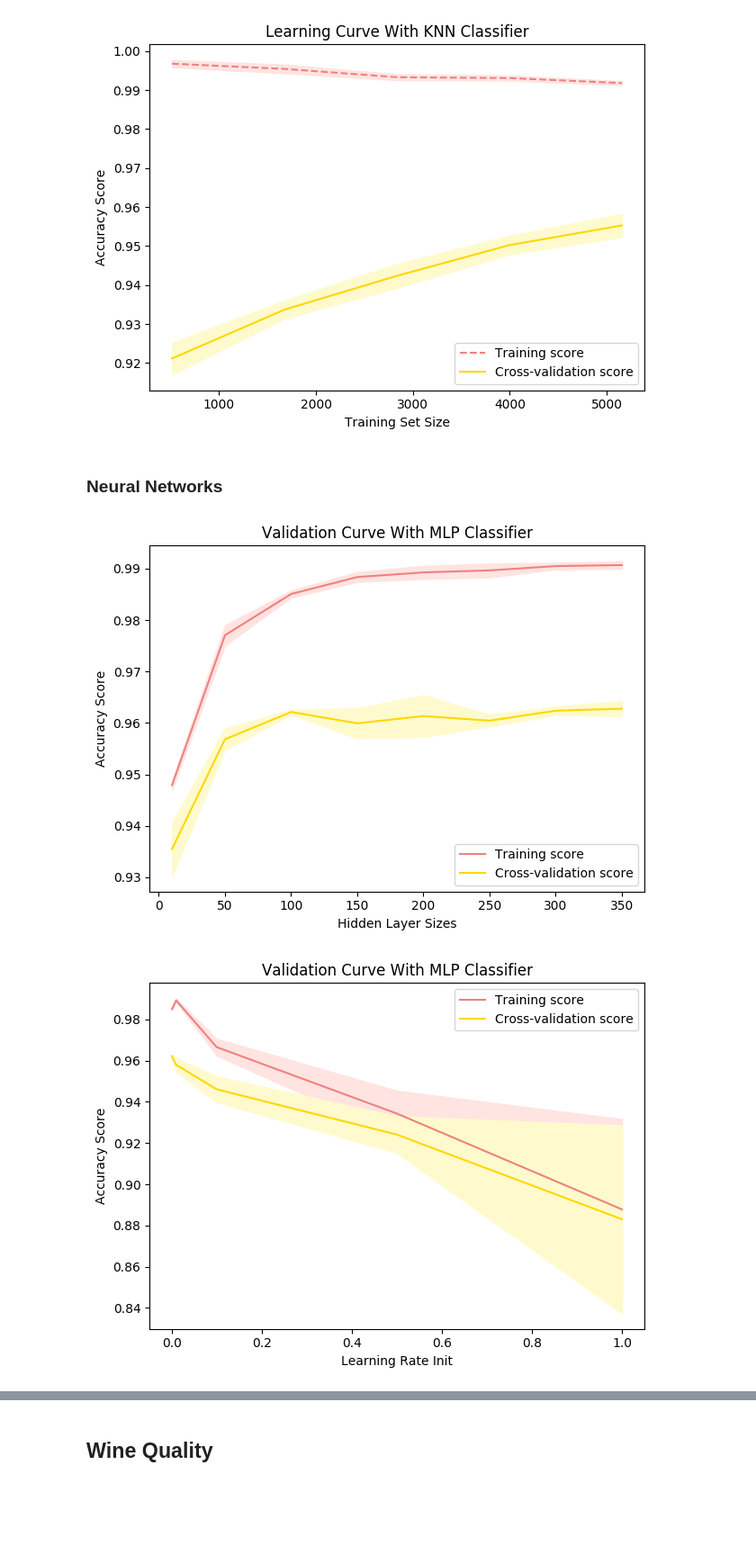
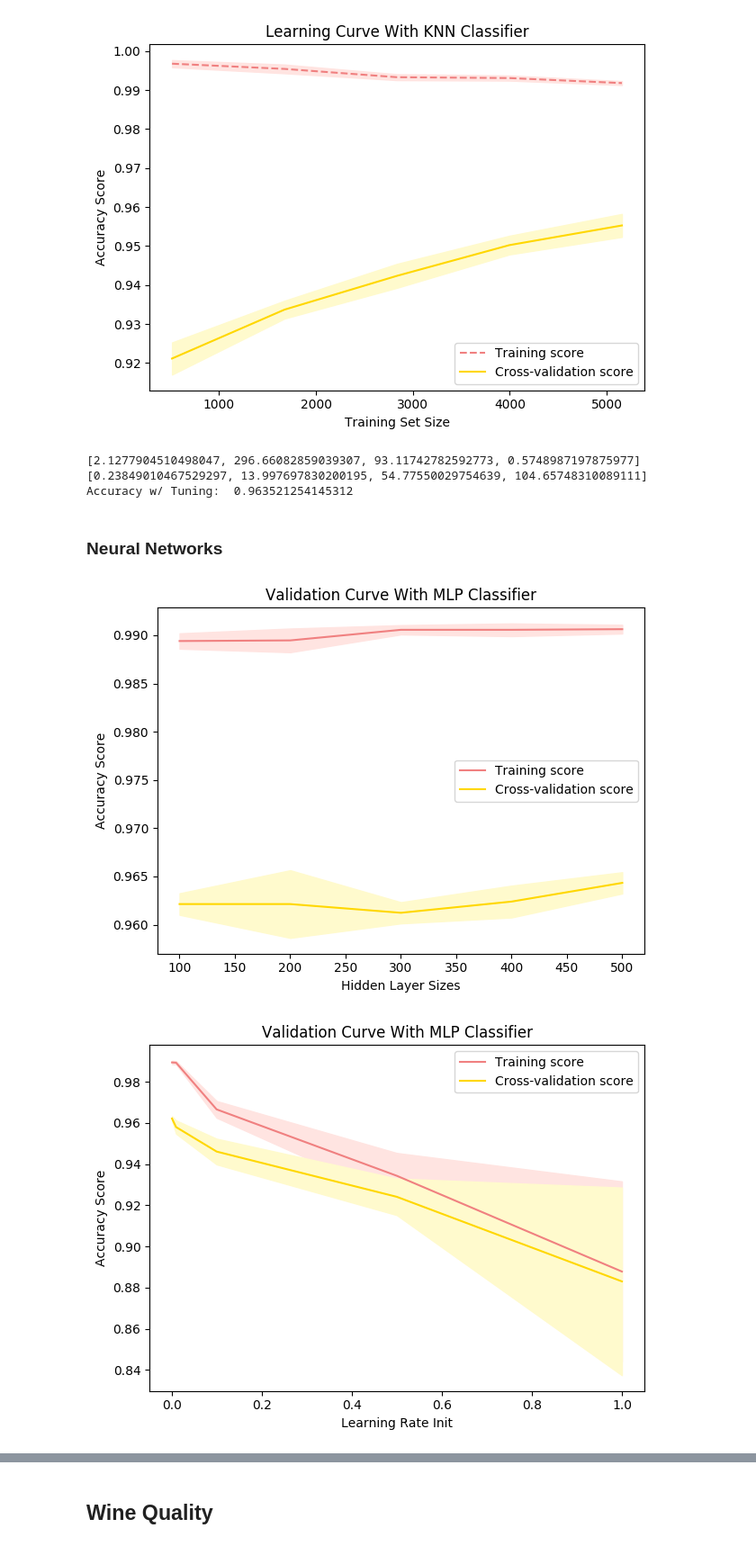
Before and after one commit to aashiamehta/MachineLearning, a Jupyter notebook: Project1/supervised_learning.ipynb, the cells around one changed output, grey strips where cells are left out. Shown at 90% size. Cells and saved outputs as stored; diff of their text form; code cells hidden in the pictures; blank space fills up the shorter version.

```diff
--- a/Project1/supervised_learning.ipynb
+++ b/Project1/supervised_learning.ipynb
@@ -231,9 +277,9 @@ KeyboardInterrupt:
 ### SVM
 # %%
 # https://scikit-learn.org/stable/modules/generated/sklearn.svm.SVC.html
-phishing_svm = SVC(random_state=5)
+phishing_svm = SVC(random_state=5, gamma = 0.1)
 
 create_validation_curve(phishing_svm, phishing_X_train, phishing_Y_train, "C", [0.1, 1, 10, 30, 50, 75, 100], "SVM Classifier", "C")
-create_validation_curve(phishing_svm, phishing_X_train, phishing_Y_train, "gamma", [0.001, 0.01, 0.1, 1], "SVM Classifier", "gamma")
+# create_validation_curve(phishing_svm, phishing_X_train, phishing_Y_train, "gamma", [0.00001, 0.0001, 0.001, 0.01, 0.1], "SVM Classifier", "gamma")
 # create_validation_curve(phishing_svm, phishing_X_train, phishing_Y_train, "kernel", ['linear', 'rbf', 'poly', 'sigmoid', 'precomputed'], "SVM Classifier", "kernel")
 # %% [output]
@@ -246,7 +291,7 @@ phishing_svm_accuracy = accuracy_score(phishing_Y_test, phishing_Y_pred)
 print("Accuracy w/o Tuning: ", phishing_svm_accuracy)
 
 # https://scikit-learn.org/stable/modules/generated/sklearn.model_selection.GridSearchCV.html
-param_grid = {"C": [0.1, 1, 10, 30, 50, 75, 100], "gamma": [0.001, 0.01, 0.1, 1]}
+param_grid = {"C": [0.1, 1, 10, 30, 50, 75, 100], "gamma": [0.00001, 0.0001, 0.001, 0.01, 0.1]}
 phishing_svm_tuned = GridSearchCV(phishing_svm, param_grid, scoring='accuracy', cv=3)
 phishing_svm_tuned.fit(phishing_X_train, phishing_Y_train)
 best_params = phishing_svm_tuned.best_params_
@@ -274,8 +344,8 @@ create_validation_curve(phishing_knn, phishing_X_train, phishing_Y_train, "weigh
 # %%
-# phishing_knn.fit(phishing_X_train, phishing_Y_train)
-# phishing_Y_pred = phishing_knn.predict(phishing_X_test)
-# phishing_knn_accuracy = accuracy_score(phishing_Y_test, phishing_Y_pred)
-# print("Accuracy w/o Tuning: ", phishing_knn_accuracy)
+phishing_knn.fit(phishing_X_train, phishing_Y_train)
+phishing_Y_pred = phishing_knn.predict(phishing_X_test)
+phishing_knn_accuracy = accuracy_score(phishing_Y_test, phishing_Y_pred)
+print("Accuracy w/o Tuning: ", phishing_knn_accuracy)
 
 # https://scikit-learn.org/stable/modules/generated/sklearn.model_selection.GridSearchCV.html
 param_grid = {"n_neighbors": list(range(1, 50)), "weights": ['uniform', 'distance'], "metric": ['minkowski', 'euclidean', 'manhattan']}
@@ -296,16 +366,37 @@ create_learning_curve(final_phishing_knn, phishing_X_train, phishing_Y_train, "K
 Best Params:  {'metric': 'manhattan', 'n_neighbors': 11, 'weights': 'distance'} KNeighborsClassifier(metric='manhattan', n_neighbors=11, weights='distance')
 Accuracy w/ Tuning:  0.963521254145312
 [figure]
+# %%
+fit_time_start = time.time()
+final_phishing_knn.fit(phishing_X_train, phishing_Y_train)
+fit_time_end = time.time()
+phishing_fit_time = (fit_time_end - fit_time_start) * 100
+phishing_fit_times.append(phishing_fit_time)
+
+predict_time_start = time.time()
+phishing_Y_pred = final_phishing_knn.predict(phishing_X_test)
+predict_time_end = time.time()
+phishing_predict_time = (predict_time_end - predict_time_start) * 100
+phishing_predict_times.append(phishing_predict_time)
+
+print(phishing_fit_times, phishing_predict_times)
+
+final_phishing_knn_accuracy = accuracy_score(phishing_Y_test, phishing_Y_pred)
+print("Accuracy w/ Tuning: ", final_phishing_knn_accuracy)
+# %% [output]
+[2.1277904510498047, 296.66082859039307, 93.11742782592773, 0.5748987197875977] [0.23849010467529297, 13.997697830200195, 54.77550029754639, 104.65748310089111]
+Accuracy w/ Tuning:  0.963521254145312
 # %% [markdown]
 ### Neural Networks
 # %%
 # https://scikit-learn.org/stable/modules/generated/sklearn.neural_network.MLPClassifier.html
-phishing_mlp = MLPClassifier(random_state=5)
+phishing_mlp = MLPClassifier(random_state=5, max_iter=500)
 
-create_validation_curve(phishing_mlp, phishing_X_train, phishing_Y_train, "hidden_layer_sizes", [10, 50, 100, 150, 200, 250, 300, 350], "MLP Classifier", "Hidden Layer Sizes")
+# create_validation_curve(phishing_mlp, phishing_X_train, phishing_Y_train, "activation", ['identity', 'logistic', 'tanh', 'relu'], "MLP Classifier", "Activation")
+create_validation_curve(phishing_mlp, phishing_X_train, phishing_Y_train, "hidden_layer_sizes", [100, 200, 300, 400, 500], "MLP Classifier", "Hidden Layer Sizes")
 create_validation_curve(phishing_mlp, phishing_X_train, phishing_Y_train, "learning_rate_init", [0.001, 0.01, 0.1, 0.5, 1], "MLP Classifier", "Learning Rate Init")
 # %% [output]
-[figure, old version]
+[figure, new version]
 [figure]
 # %%
 phishing_mlp.fit(phishing_X_train, phishing_Y_train)
```
Also changed, not shown: parts of 31 cells of this notebook.
